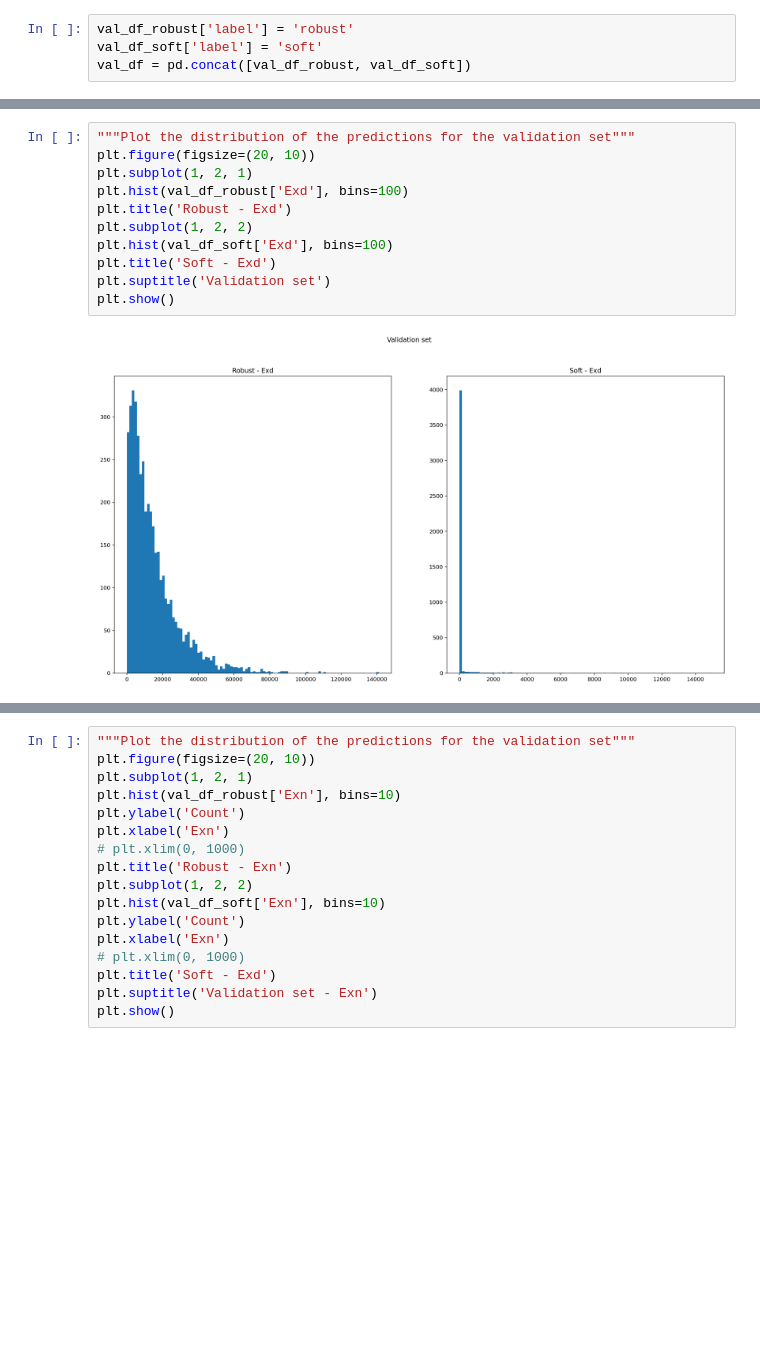
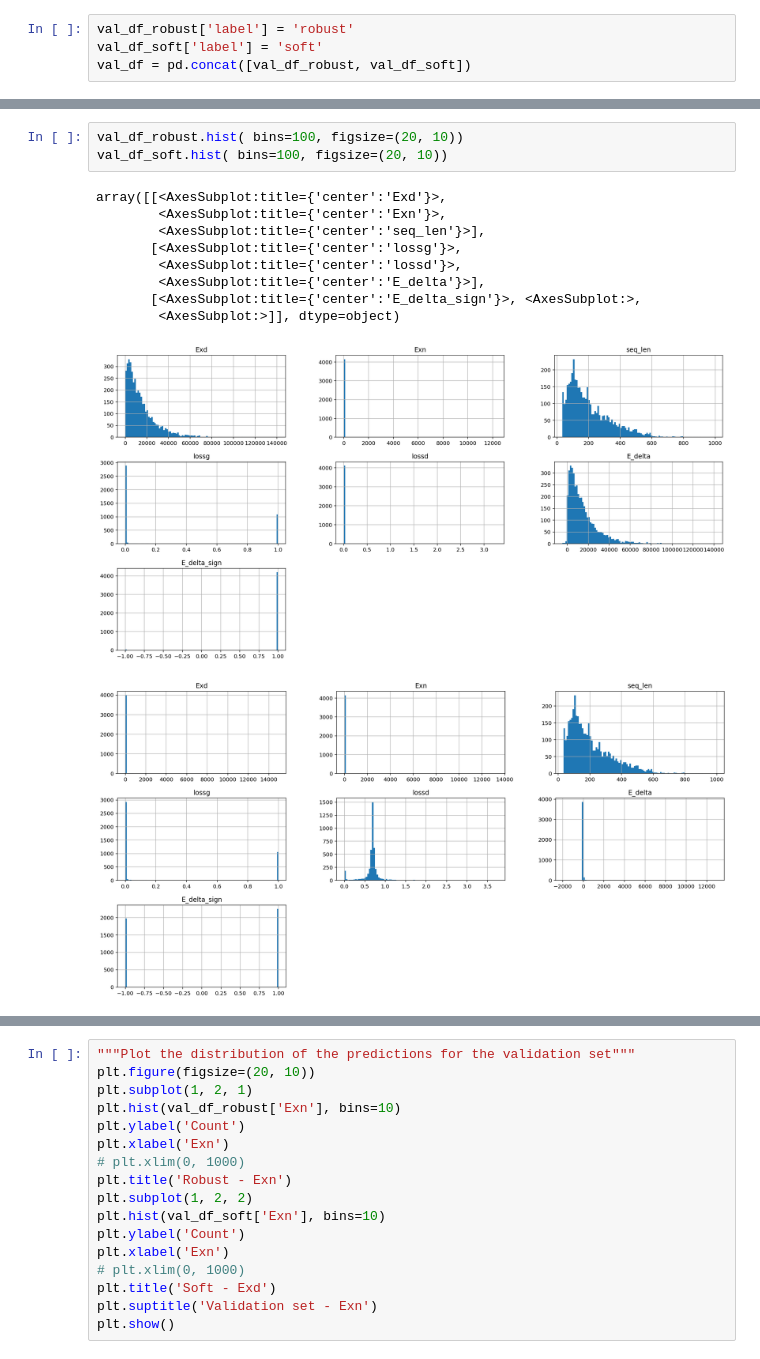
Before and after one commit to nissimbrami/DeepEF-Thesis, a Jupyter notebook: experiments/Inference.ipynb, the cells around one changed output, grey strips where cells are left out. Saved outputs shown, nothing was run; the diff lists cells and outputs as text; blank space fills up the shorter version.

```diff
--- a/experiments/Inference.ipynb
+++ b/experiments/Inference.ipynb
@@ -75,13 +106,14 @@ sns.pairplot(val_df_soft)
-# %%
-"""Plot the distribution of the predictions for the validation set"""
-plt.figure(figsize=(20, 10))
-plt.subplot(1, 2, 1)
-plt.hist(val_df_robust['Exd'], bins=100)
-plt.title('Robust - Exd')
-plt.subplot(1, 2, 2)
-plt.hist(val_df_soft['Exd'], bins=100)
-plt.title('Soft - Exd')
-plt.suptitle('Validation set')
-plt.show()
-# %% [output]
-[figure, removed]
+# %%
+val_df_robust.hist( bins=100, figsize=(20, 10))
+val_df_soft.hist( bins=100, figsize=(20, 10))
+# %% [output]
+array([[<AxesSubplot:title={'center':'Exd'}>,
+        <AxesSubplot:title={'center':'Exn'}>,
+        <AxesSubplot:title={'center':'seq_len'}>],
+       [<AxesSubplot:title={'center':'lossg'}>,
+        <AxesSubplot:title={'center':'lossd'}>,
+        <AxesSubplot:title={'center':'E_delta'}>],
+       [<AxesSubplot:title={'center':'E_delta_sign'}>, <AxesSubplot:>,
+        <AxesSubplot:>]], dtype=object)
+[figure, added]
+[figure, added]
```
Also changed, not shown: parts of 13 cells of this notebook, 8 other files.
